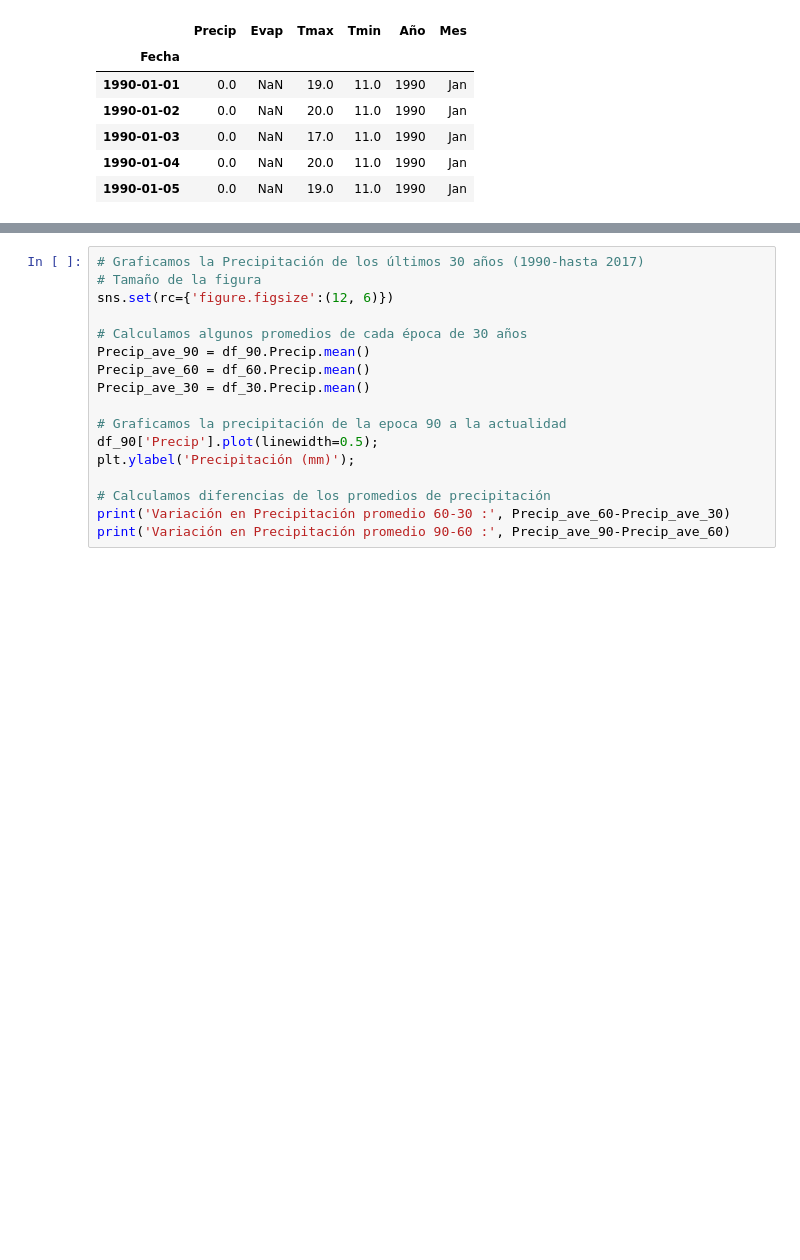
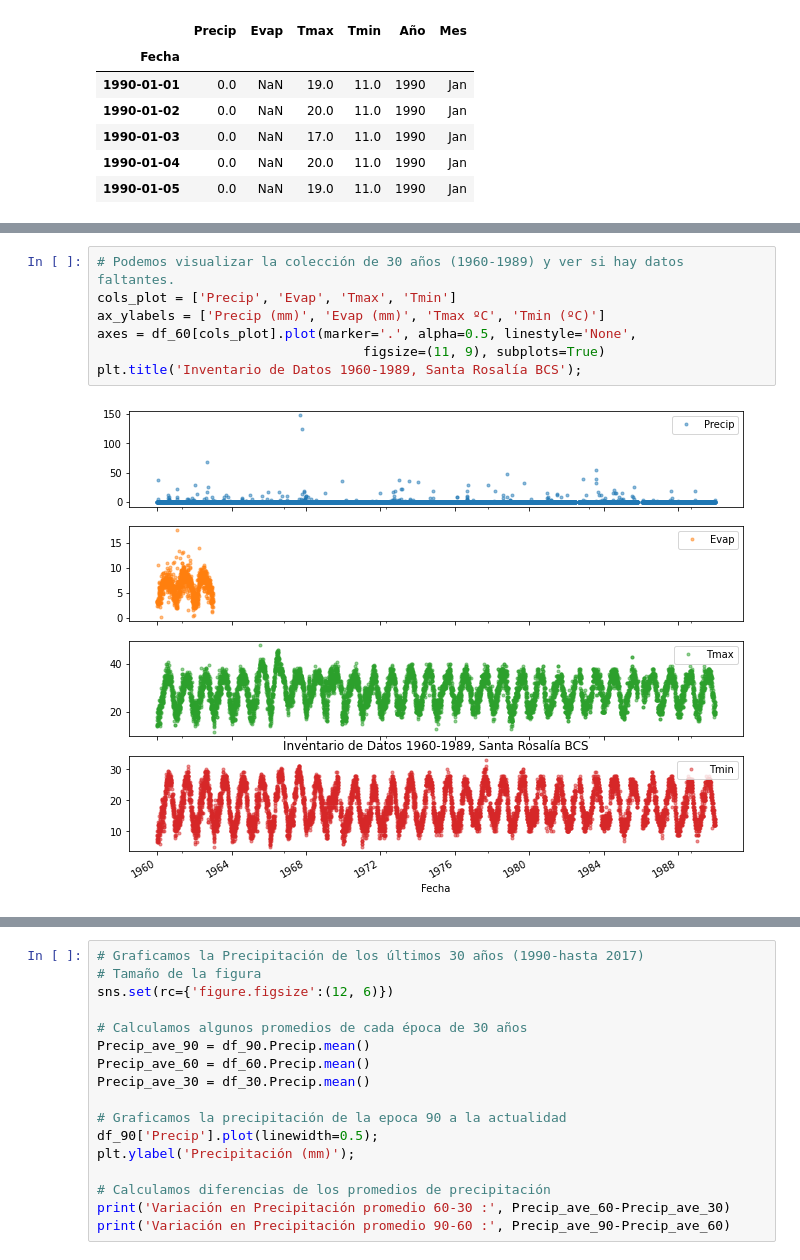
Before and after one commit to carloslizarragac/FisicaComputacional1, a Jupyter notebook: Actividad5.ipynb, the cells around one changed output, grey strips where cells are left out. Cells and saved outputs as stored; diff of their text form; blank space fills up the shorter version.

```diff
--- a/Actividad5.ipynb
+++ b/Actividad5.ipynb
@@ -136,0 +142,9 @@ axes = df_90[cols_plot].plot(marker='.', alpha=0.5, linestyle='None',
+# %%
+# Podemos visualizar la colección de 30 años (1960-1989) y ver si hay datos faltantes.
+cols_plot = ['Precip', 'Evap', 'Tmax', 'Tmin']
+ax_ylabels = ['Precip (mm)', 'Evap (mm)', 'Tmax ºC', 'Tmin (ºC)']
+axes = df_60[cols_plot].plot(marker='.', alpha=0.5, linestyle='None',
+                                  figsize=(11, 9), subplots=True)
+plt.title('Inventario de Datos 1960-1989, Santa Rosalía BCS');
+# %% [output]
+[figure, added]
```
Also changed, not shown: parts of 8 cells of this notebook.
